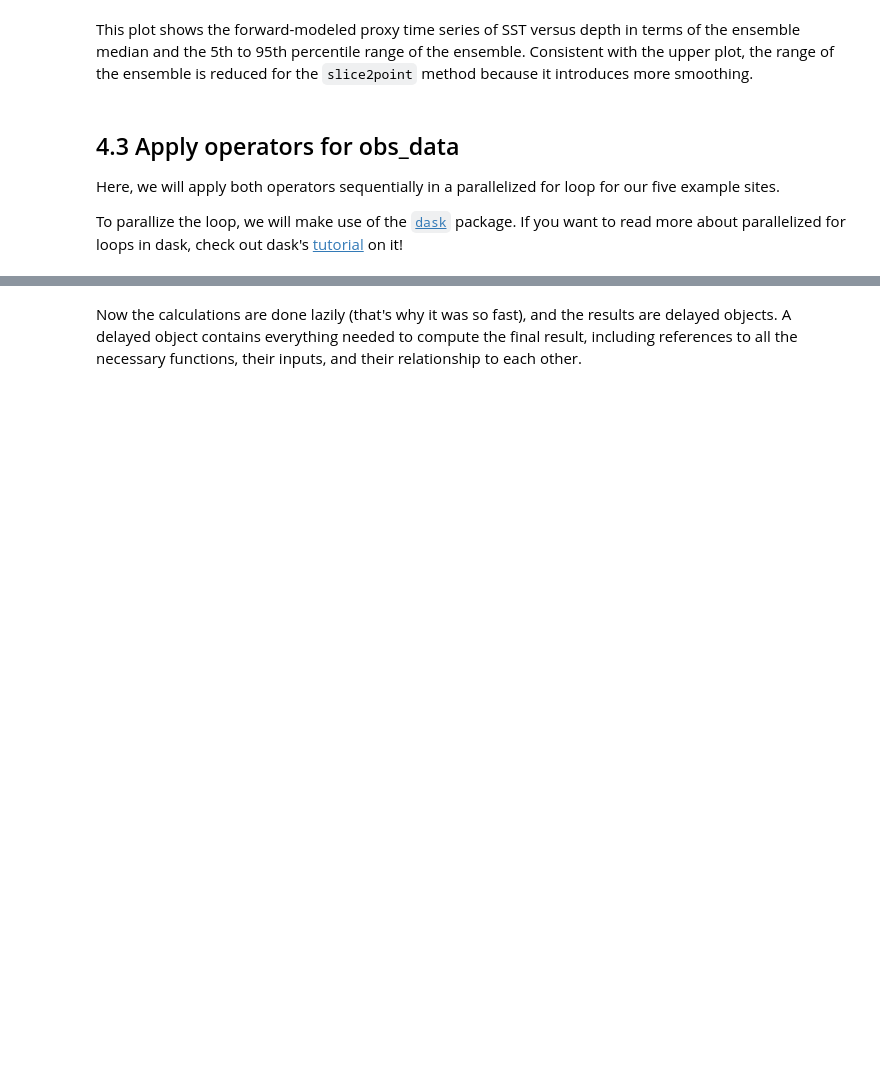
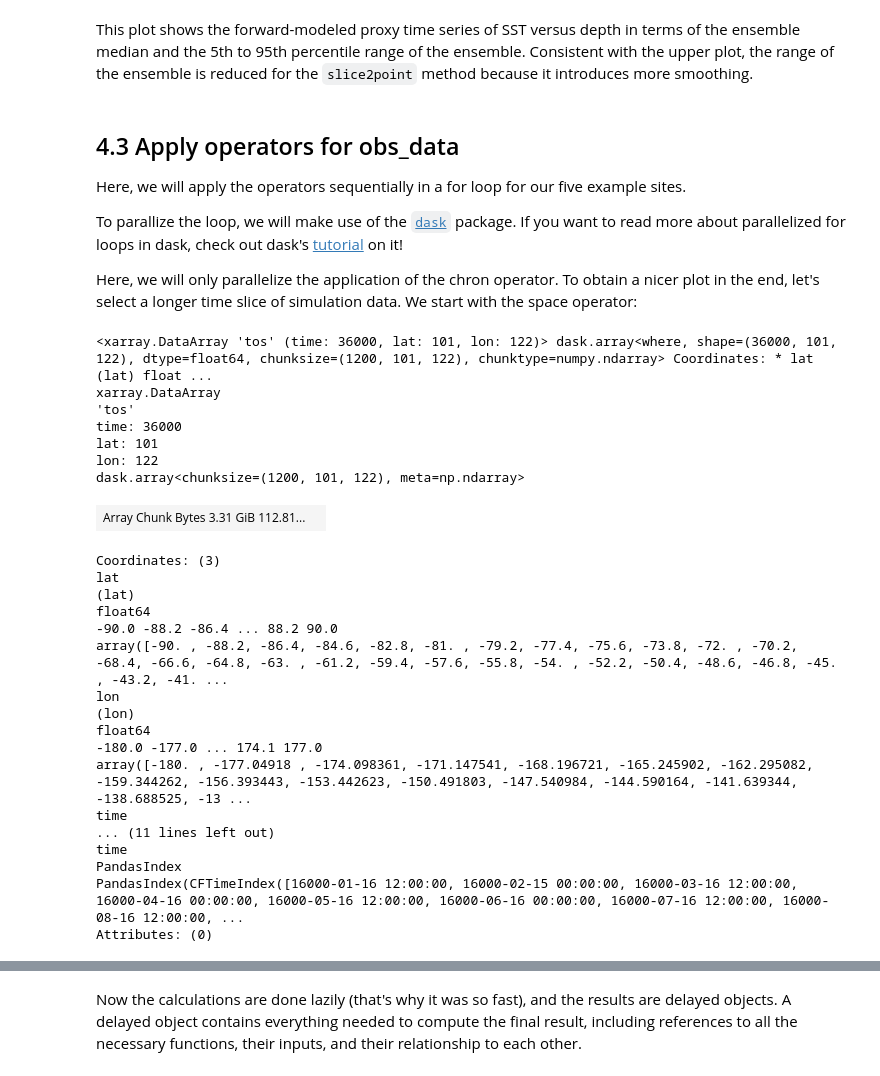
Before and after one commit to paleovar/cupsm, a Jupyter notebook: tutorials/Tutorial2-Forward_modelling.ipynb, the cells around one changed output, grey strips where cells are left out. Cells and saved outputs as stored; diff of their text form; code cells hidden in the pictures; blank space fills up the shorter version.

```diff
--- a/tutorials/Tutorial2-Forward_modelling.ipynb
+++ b/tutorials/Tutorial2-Forward_modelling.ipynb
@@ -452,6 +455,39 @@ plt.show()
 This plot shows the forward-modeled proxy time series of SST versus depth in terms of the ensemble median and the 5th to 95th percentile range of the ensemble. Consistent with the upper plot, the range of the ensemble is reduced for the `slice2point` method because it introduces more smoothing.
 # %% [markdown]
 ## 4.3 Apply operators for obs_data
-Here, we will apply both operators sequentially in a parallelized for loop for our five example sites.
+Here, we will apply the operators sequentially in a for loop for our five example sites.
 
 To parallize the loop, we will make use of the [`dask`](https://docs.dask.org/en/stable/) package. If you want to read more about parallelized for loops in dask, check out dask's [tutorial](https://tutorial.dask.org/03_dask.delayed.html) on it!
+
+Here, we will only parallelize the application of the chron operator. To obtain a nicer plot in the end, let's select a longer time slice of simulation data. We start with the space operator:
+# %%
+# define another section (3000 years from 16 ka to 13 ka)
+
+example_sim_data = sim_data.where(sim_data['time.year'].isin(np.arange(16000,13000,-1)), drop=True)
+example_sim_data
+# %% [output]
+<xarray.DataArray 'tos' (time: 36000, lat: 101, lon: 122)> dask.array<where, shape=(36000, 101, 122), dtype=float64, chunksize=(1200, 101, 122), chunktype=numpy.ndarray> Coordinates: * lat (lat) float ...
+xarray.DataArray
+'tos'
+time: 36000
+lat: 101
+lon: 122
+dask.array<chunksize=(1200, 101, 122), meta=np.ndarray>
+| Array Chunk Bytes 3.31 GiB 112.81... |  |
+Coordinates: (3)
+lat
+(lat)
+float64
+-90.0 -88.2 -86.4 ... 88.2 90.0
+array([-90. , -88.2, -86.4, -84.6, -82.8, -81. , -79.2, -77.4, -75.6, -73.8, -72. , -70.2, -68.4, -66.6, -64.8, -63. , -61.2, -59.4, -57.6, -55.8, -54. , -52.2, -50.4, -48.6, -46.8, -45. , -43.2, -41. ...
+lon
+(lon)
+float64
+-180.0 -177.0 ... 174.1 177.0
+array([-180. , -177.04918 , -174.098361, -171.147541, -168.196721, -165.245902, -162.295082, -159.344262, -156.393443, -153.442623, -150.491803, -147.540984, -144.590164, -141.639344, -138.688525, -13 ...
+time
+... (11 lines left out)
+time
+PandasIndex
+PandasIndex(CFTimeIndex([16000-01-16 12:00:00, 16000-02-15 00:00:00, 16000-03-16 12:00:00, 16000-04-16 00:00:00, 16000-05-16 12:00:00, 16000-06-16 00:00:00, 16000-07-16 12:00:00, 16000-08-16 12:00:00, ...
+Attributes: (0)
```
Also changed, not shown: parts of 36 cells of this notebook, 3 other files.
